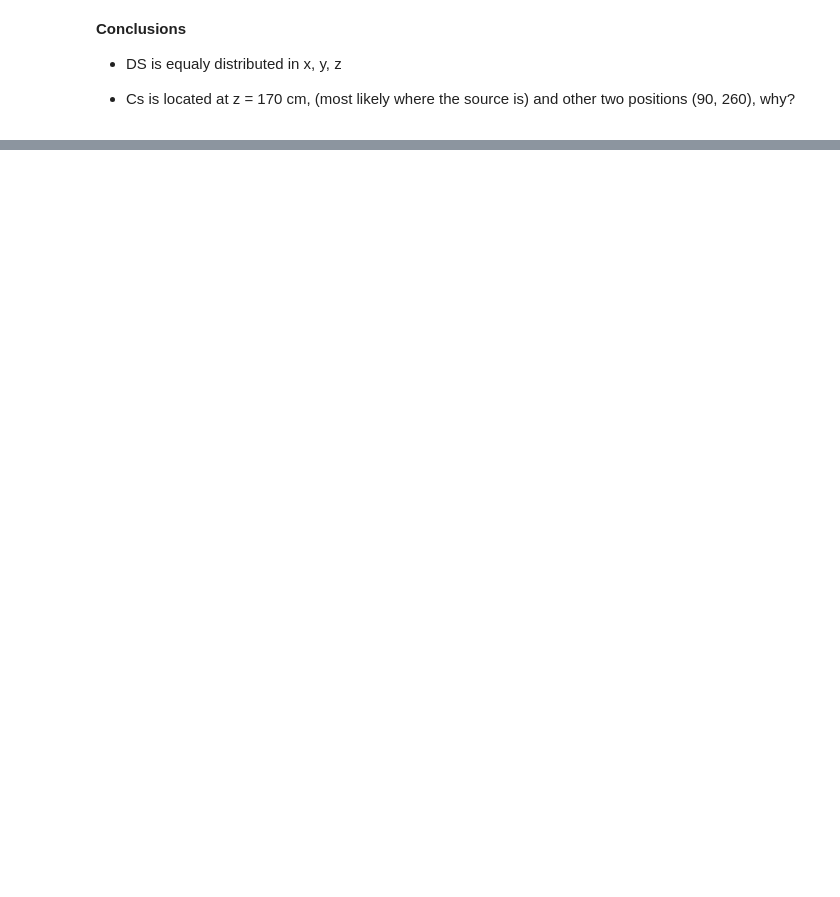
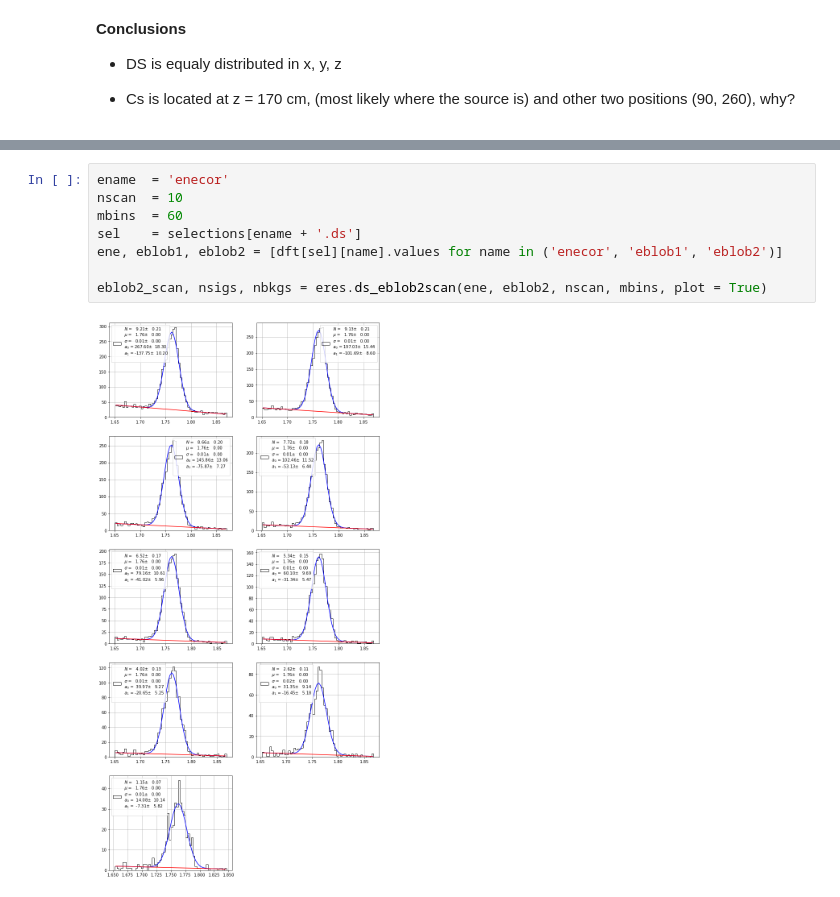
Before and after one commit to jahernando/next, a Jupyter notebook: NB/demo/demo_topology_run7.ipynb, the cells around one changed output, grey strips where cells are left out. Cells and saved outputs as stored; diff of their text form; blank space fills up the shorter version.

```diff
--- a/NB/demo/demo_topology_run7.ipynb
+++ b/NB/demo/demo_topology_run7.ipynb
@@ -312,0 +178,10 @@ plt.xlabel(r'$\Delta$z (mm)'); plt.ylabel('E (MeV)');
+# %%
+ename  = 'enecor'
+nscan  = 10
+mbins  = 60
+sel    = selections[ename + '.ds']
+ene, eblob1, eblob2 = [dft[sel][name].values for name in ('enecor', 'eblob1', 'eblob2')]
+
+eblob2_scan, nsigs, nbkgs = eres.ds_eblob2scan(ene, eblob2, nscan, mbins, plot = True)
+# %% [output]
+[figure, added]
```
Also changed, not shown: parts of 36 cells of this notebook, 1 other file.
